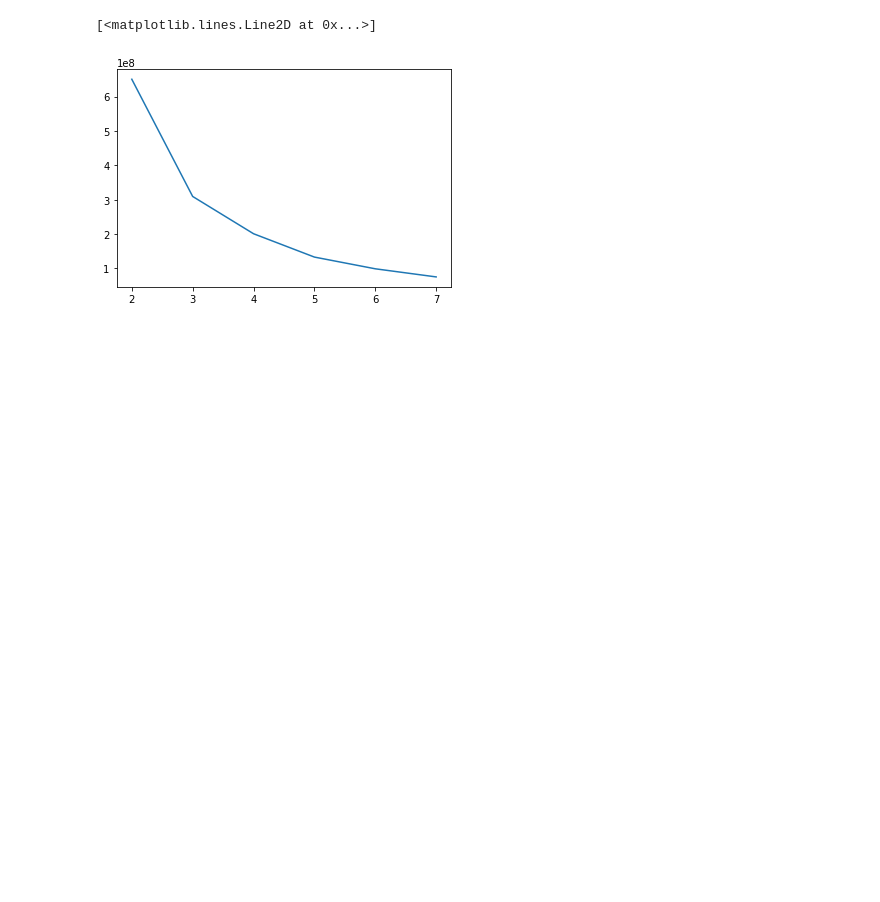
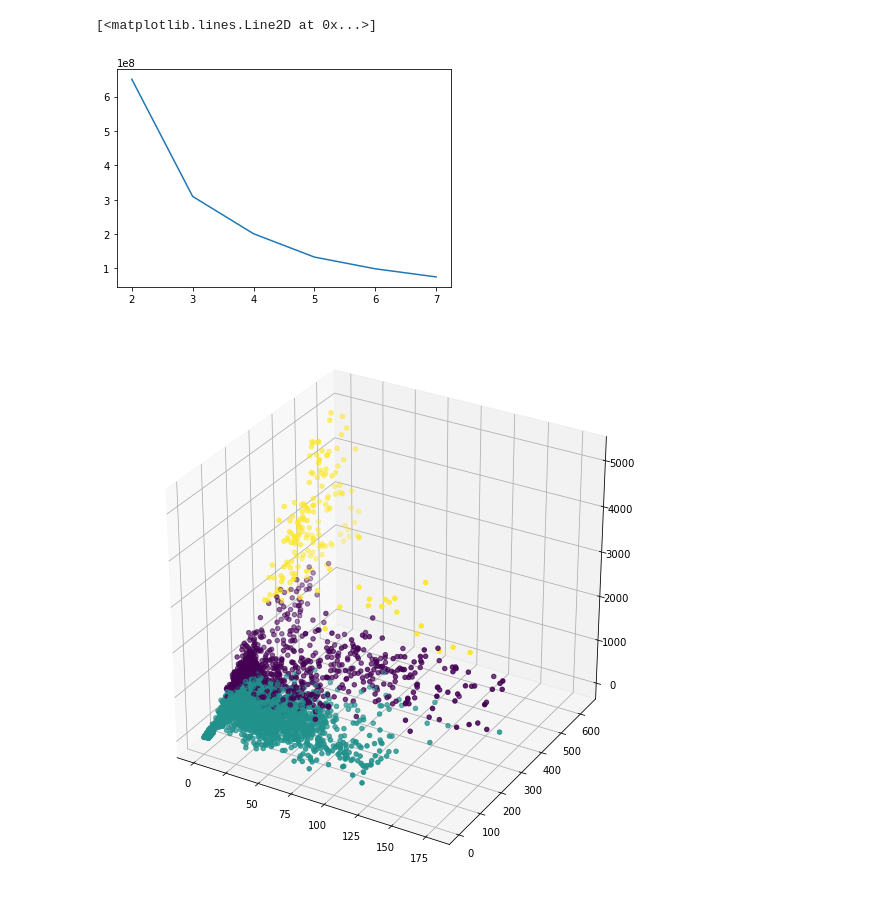
Before and after one commit to egorserdyuk/ASU-Datascience, a Jupyter notebook: K-means clustering/lab52.ipynb, the cells around one changed output. Drawn from its saved outputs; the diff is of its cells as text; code cells hidden in the pictures; blank space fills up the shorter version.

```diff
--- a/K-means clustering/lab52.ipynb
+++ b/K-means clustering/lab52.ipynb
@@ -59,9 +59,13 @@ import numpy as np
 # %%
 fig = plt.figure(figsize=(10, 10))
 ax= fig.add_subplot(111, projection='3d')
 
-x = np.array(df[''])
-y = np.array(df[''])
-z = np.array(df[''])
+x = np.array(df['Количество SMS за месяц'])
+y = np.array(df['Количество звонков'])
+z = np.array(df['Среднемесячный расход'])
 
-ax
+ax.scatter(x, y, z, c=df['Кластер'])
+
+plt.show()
+# %% [output]
+[figure, added]
```
Also changed, not shown: parts of 1 cell of this notebook.
